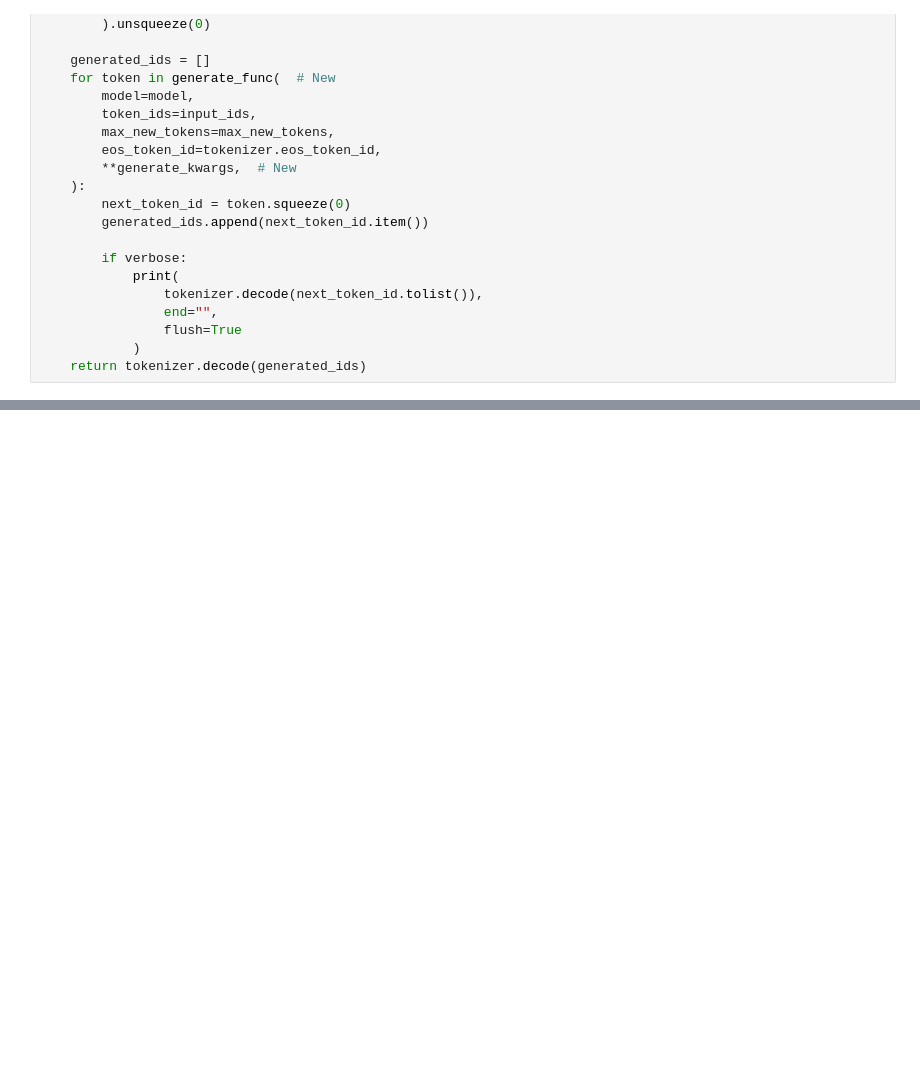
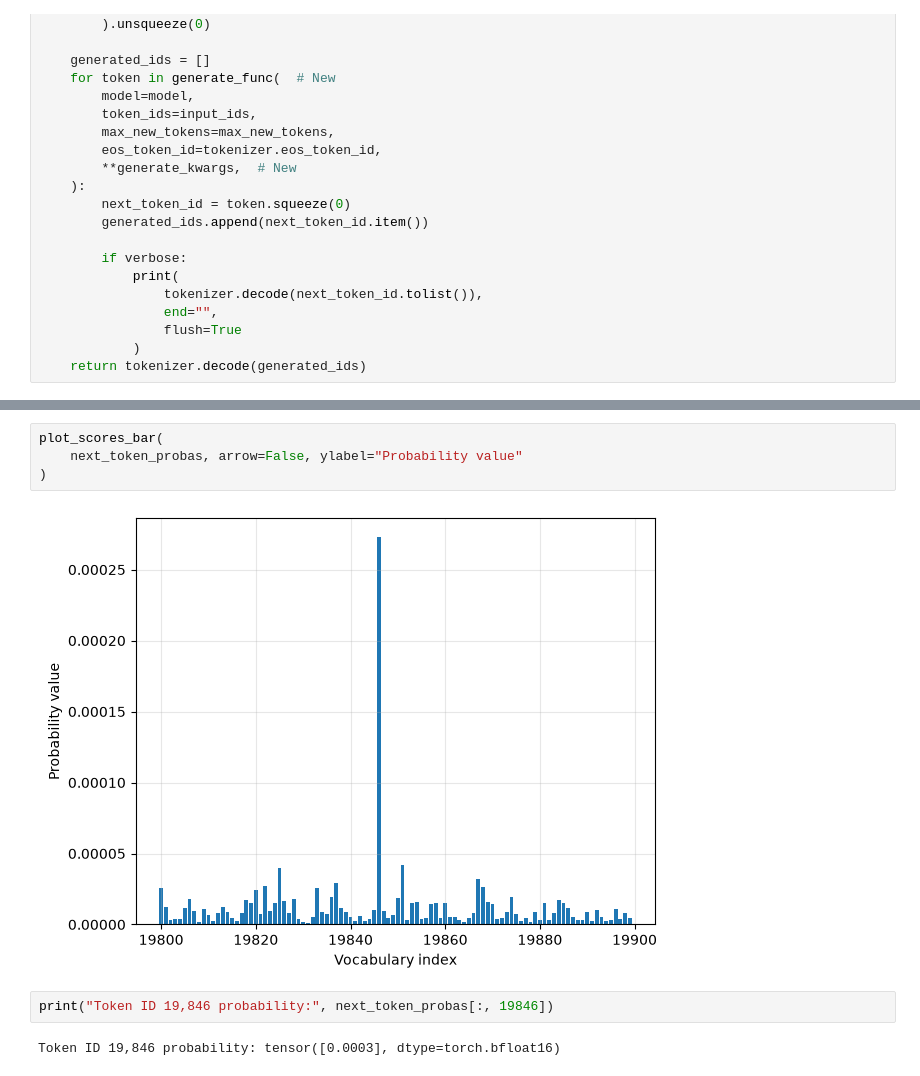
Before and after one commit to leonardoburbanov/small-llm-advanced, a Jupyter notebook: initial.ipynb, the cells around one changed output, grey strips where cells are left out. Cells and saved outputs as stored; diff of their text form; blank space fills up the shorter version.

```diff
--- a/initial.ipynb
+++ b/initial.ipynb
@@ -1361,0 +1520,10 @@ response = generate_text_stream_concat_flex(
+# %%
+plot_scores_bar(
+    next_token_probas, arrow=False, ylabel="Probability value"
+)
+# %% [output]
+[figure, added]
+# %%
+print("Token ID 19,846 probability:", next_token_probas[:, 19846])
+# %% [output]
+Token ID 19,846 probability: tensor([0.0003], dtype=torch.bfloat16)
```
Also changed, not shown: parts of 72 cells of this notebook.
